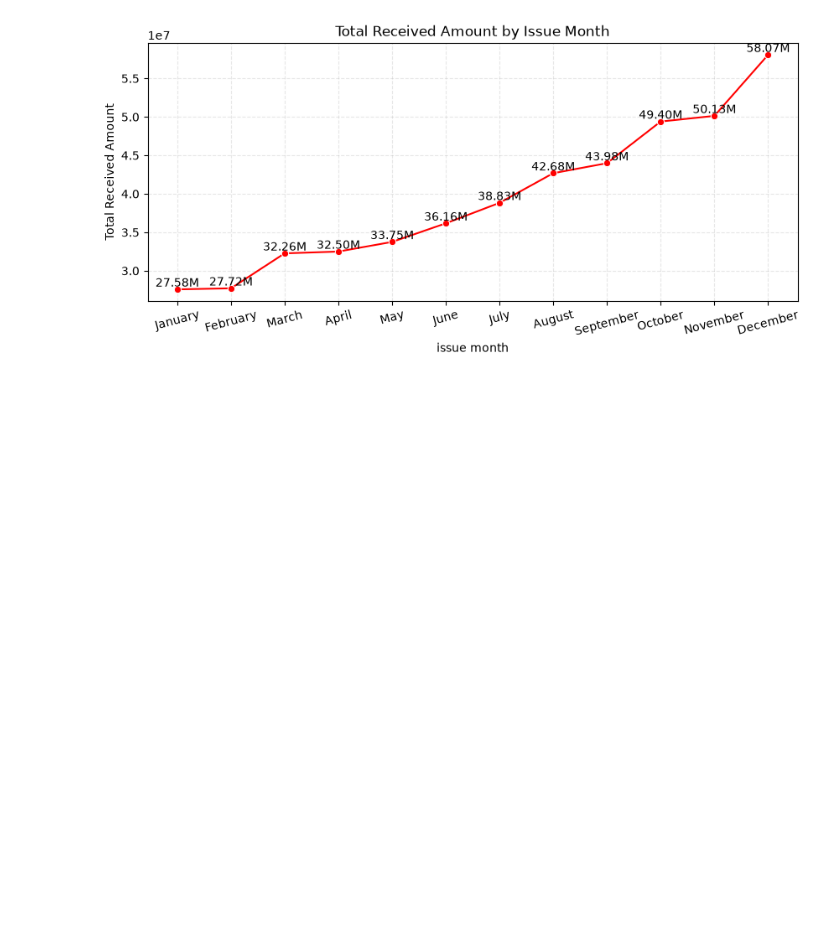
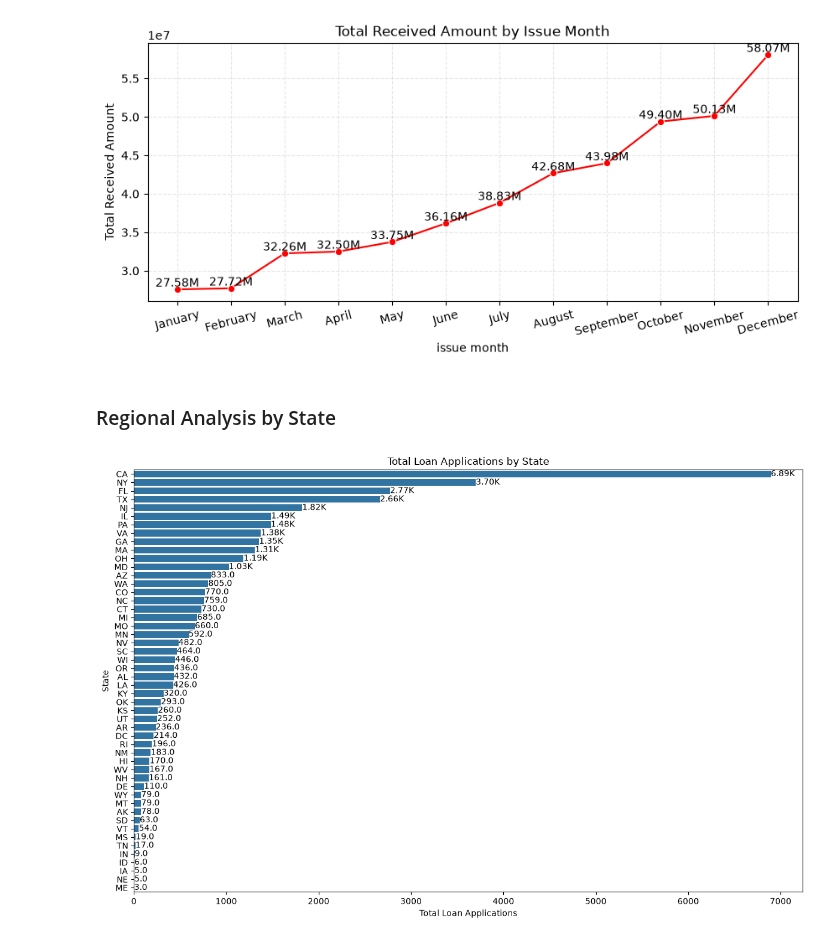
Before and after one commit to riteshchaudhary375/Adv-Data-Analysis-Projects---Sept-2026, a Jupyter notebook: 2. Python Analysis/3. Financial Loan Analysis.ipynb, the cells around one changed output. Cells and saved outputs as stored; diff of their text form; code cells hidden in the pictures; blank space fills up the shorter version.

Commit message:
financial loan visualization complete

```diff
--- a/2. Python Analysis/3. Financial Loan Analysis.ipynb
+++ b/2. Python Analysis/3. Financial Loan Analysis.ipynb
@@ -497,3 +497,53 @@ showValue(monthly_trend, y_axis)
 plt.show()
 # %% [output]
 [figure]
+# %% [markdown]
+### Regional Analysis by State
+# %%
+# plt.figure(figsize=(12, 8))
+
+# sns.barplot(
+#     data=regional_analysis,
+#     x=total_loan_application,
+#     y='State'
+# )
+
+# plt.title('Total Loan Applications by State')
+# plt.xlabel('Total Loan Applications')
+# plt.ylabel('State')
+
+# showValue(regional_analysis, total_loan_application)
+
+# plt.tight_layout()
+# plt.show()
+
+
+
+regional_analysis = regional_analysis.sort_values(
+    by=total_loan_application,
+    ascending=False
+)
+
+
+plt.figure(figsize=(12, 8))
+
+ax = sns.barplot(
+    data=regional_analysis,
+    x=total_loan_application,
+    y='State'
+)
+
+plt.title('Total Loan Applications by State')
+plt.xlabel('Total Loan Applications')
+plt.ylabel('State')
+
+for container in ax.containers:
+    ax.bar_label(
+        container,
+        labels=[format_number(val) for val in regional_analysis[total_loan_application]]
+    )
+
+plt.tight_layout()
+plt.show()
+# %% [output]
+[figure, added]
```
Also changed, not shown: parts of 8 cells of this notebook.
